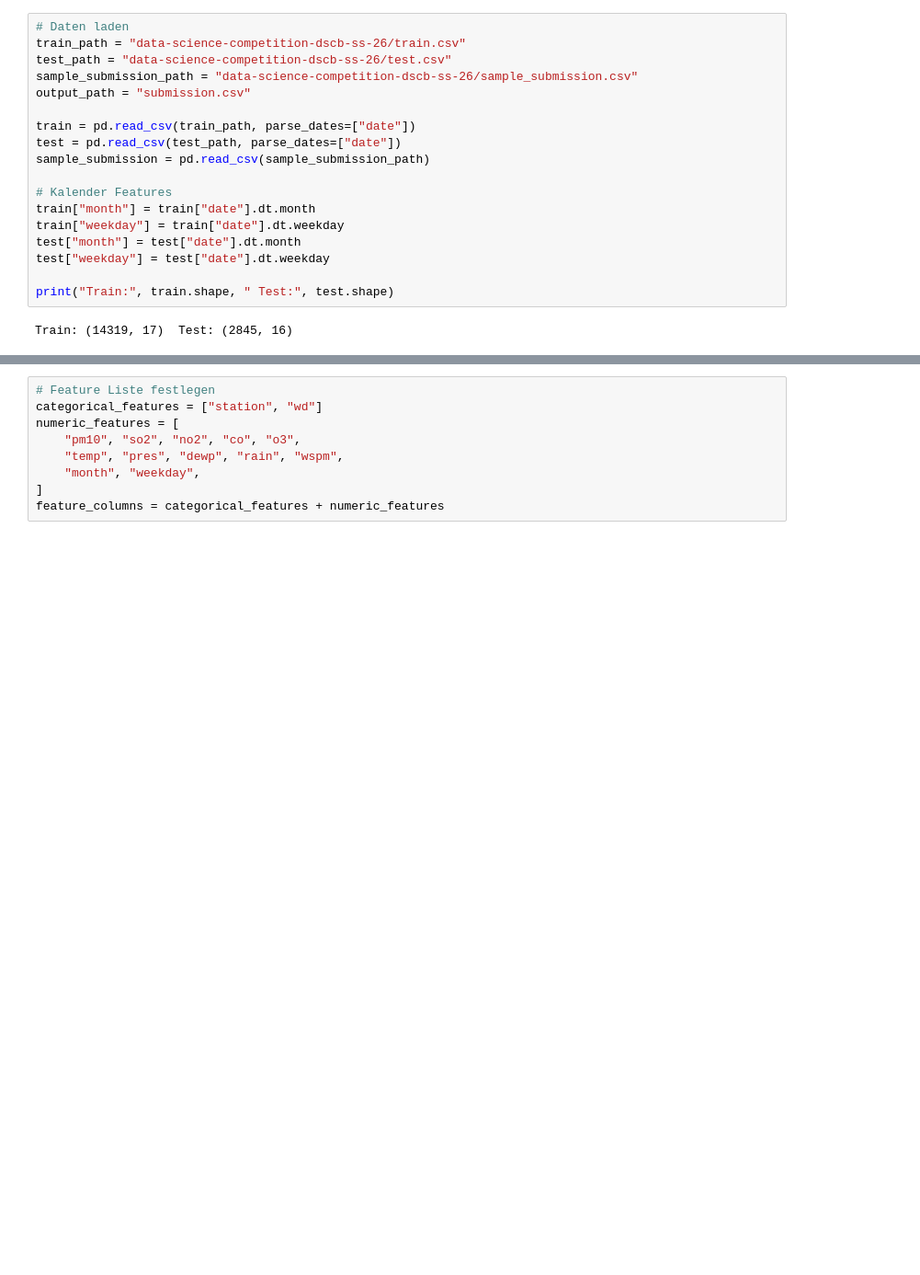
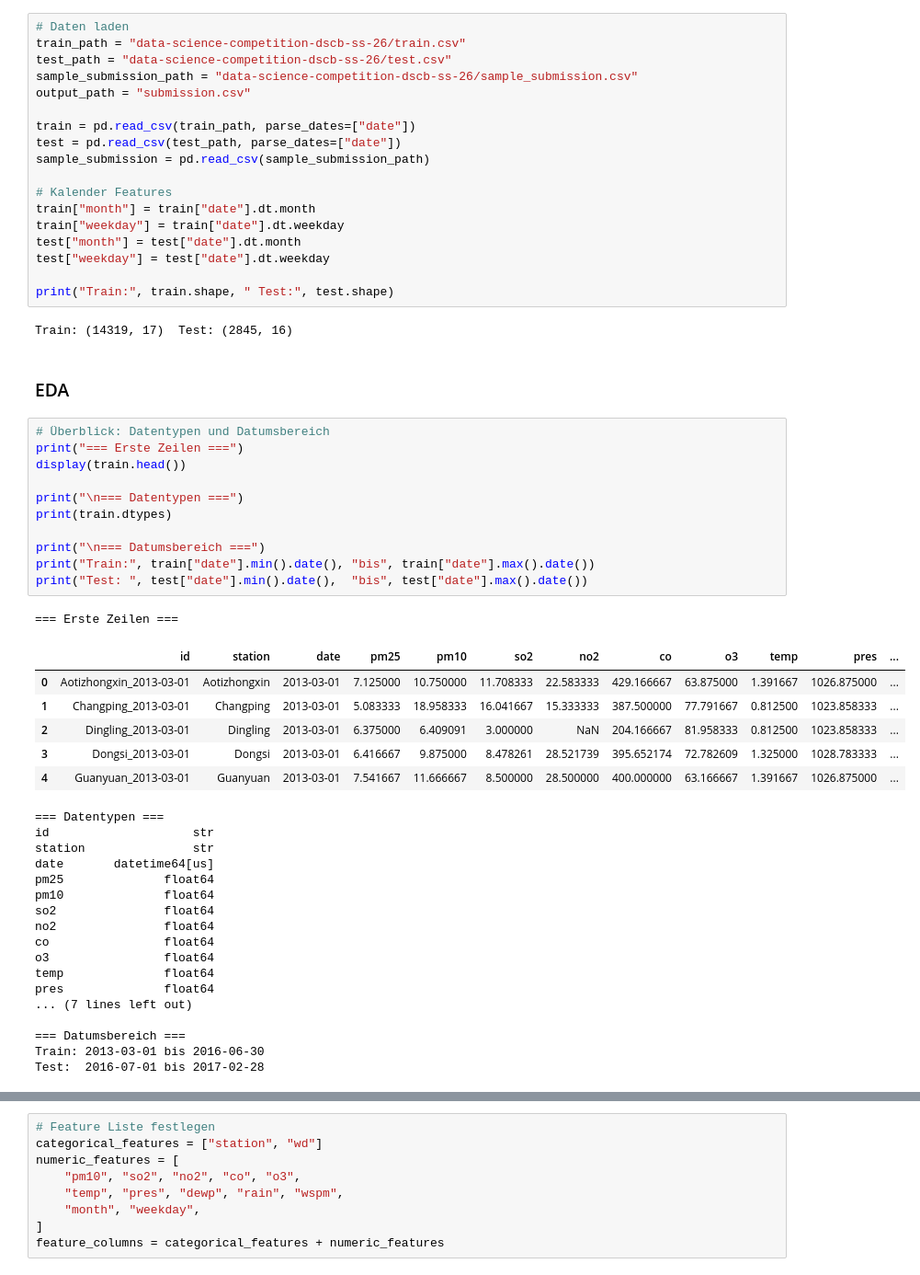
Before and after one commit to hagen-o/Umweltmonitoring-Kaggle-Challange-Beijing, a Jupyter notebook: notebookf1e5f185e6.ipynb, the cells around one changed output, grey strips where cells are left out. Shown at 92% size. Cells and saved outputs as stored; diff of their text form; blank space fills up the shorter version.

```diff
--- a/notebookf1e5f185e6.ipynb
+++ b/notebookf1e5f185e6.ipynb
@@ -46,3 +49,41 @@ test["weekday"] = test["date"].dt.weekday
 print("Train:", train.shape, " Test:", test.shape)
 # %% [output]
 Train: (14319, 17)  Test: (2845, 16)
+# %% [markdown]
+### EDA
+# %%
+# Überblick: Datentypen und Datumsbereich
+print("=== Erste Zeilen ===")
+display(train.head())
+
+print("\n=== Datentypen ===")
+print(train.dtypes)
+
+print("\n=== Datumsbereich ===")
+print("Train:", train["date"].min().date(), "bis", train["date"].max().date())
+print("Test: ", test["date"].min().date(),  "bis", test["date"].max().date())
+# %% [output]
+=== Erste Zeilen ===
+|  | id | station | date | pm25 | pm10 | so2 | no2 | co | o3 | temp | pres | ... |
+| 0 | Aotizhongxin_2013-03-01 | Aotizhongxin | 2013-03-01 | 7.125000 | 10.750000 | 11.708333 | 22.583333 | 429.166667 | 63.875000 | 1.391667 | 1026.875000 | ... |
+| 1 | Changping_2013-03-01 | Changping | 2013-03-01 | 5.083333 | 18.958333 | 16.041667 | 15.333333 | 387.500000 | 77.791667 | 0.812500 | 1023.858333 | ... |
+| 2 | Dingling_2013-03-01 | Dingling | 2013-03-01 | 6.375000 | 6.409091 | 3.000000 | NaN | 204.166667 | 81.958333 | 0.812500 | 1023.858333 | ... |
+| 3 | Dongsi_2013-03-01 | Dongsi | 2013-03-01 | 6.416667 | 9.875000 | 8.478261 | 28.521739 | 395.652174 | 72.782609 | 1.325000 | 1028.783333 | ... |
+| 4 | Guanyuan_2013-03-01 | Guanyuan | 2013-03-01 | 7.541667 | 11.666667 | 8.500000 | 28.500000 | 400.000000 | 63.166667 | 1.391667 | 1026.875000 | ... |
+=== Datentypen ===
+id                    str
+station               str
+date       datetime64[us]
+pm25              float64
+pm10              float64
+so2               float64
+no2               float64
+co                float64
+o3                float64
+temp              float64
+pres              float64
+... (7 lines left out)
+
+=== Datumsbereich ===
+Train: 2013-03-01 bis 2016-06-30
+Test:  2016-07-01 bis 2017-02-28
```
Also changed, not shown: parts of 7 cells of this notebook.
